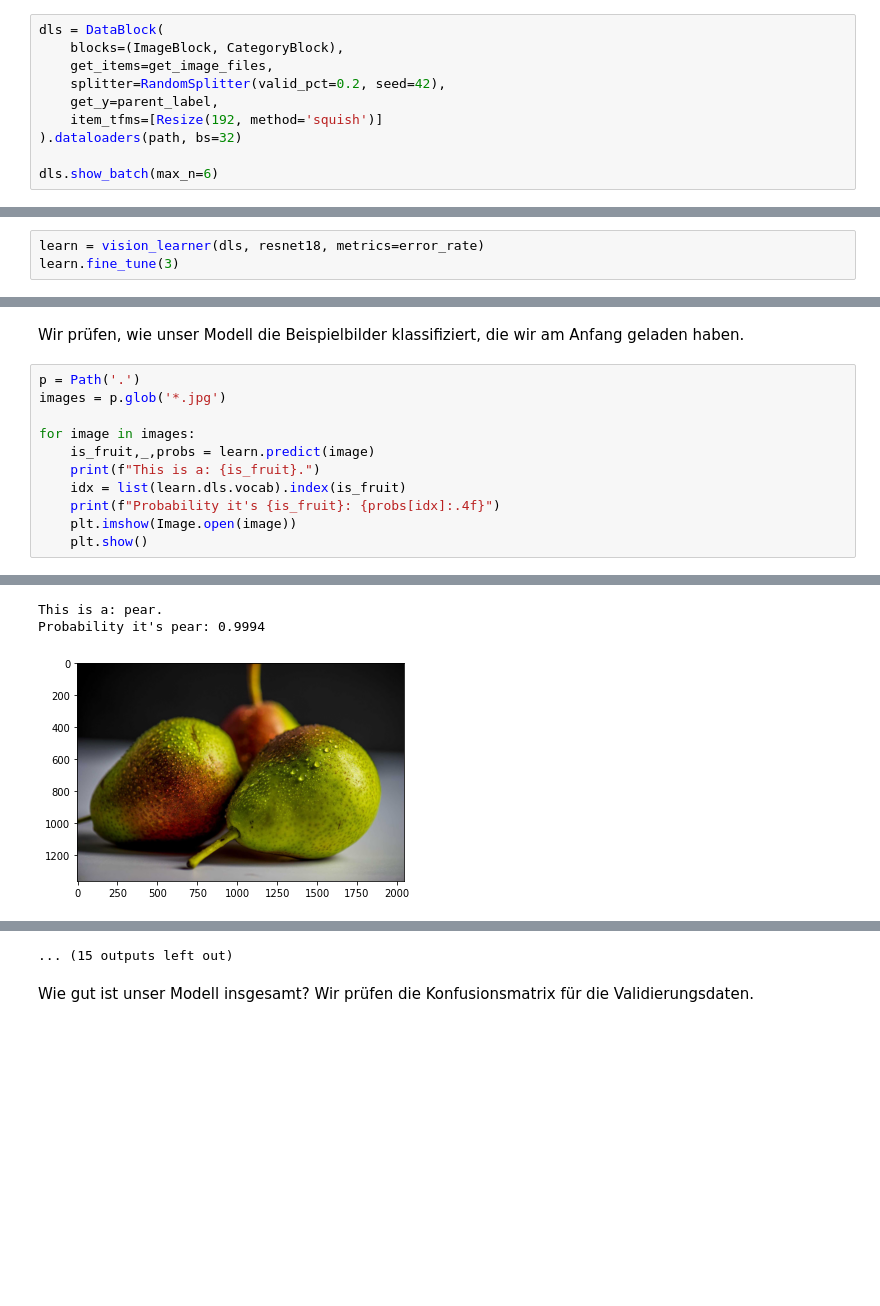
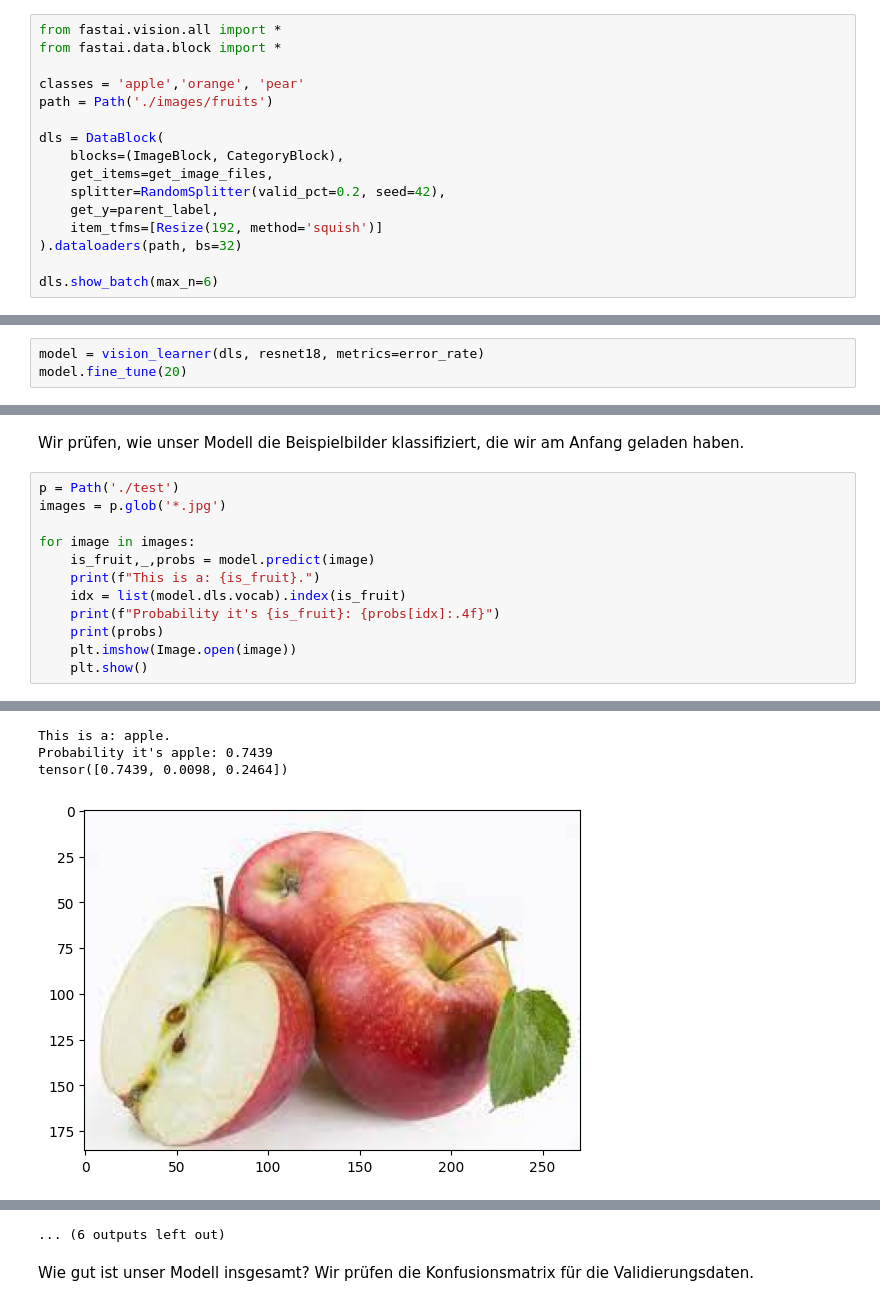
Before and after one commit to dnhshl/cc-ai, a Jupyter notebook: obstsalat3.ipynb, the cells around one changed output, grey strips where cells are left out. Drawn from its saved outputs; the diff is of its cells as text; blank space fills up the shorter version.

```diff
--- a/obstsalat3.ipynb
+++ b/obstsalat3.ipynb
@@ -128,6 +60,12 @@ Anmerkung: die nachfolgenden Punkte sind eins-zu-eins aus dem fast.ai Notebook
 
 To train a model, we'll need `DataLoaders`, which is an object that contains a *training set* (the images used to create a model) and a *validation set* (the images used to check the accuracy of a model -- not used during training). In `fastai` we can create that easily using a `DataBlock`, and view sample images from it:
 # %%
+from fastai.vision.all import *
+from fastai.data.block import *
+
+classes = 'apple','orange', 'pear'
+path = Path('./images/fruits')
+
 dls = DataBlock(
     blocks=(ImageBlock, CategoryBlock),
     get_items=get_image_files,
@@ -166,6 +104,6 @@ Now we're ready to train our model. The fastest widely used computer vision mode
 
 `fastai` comes with a helpful `fine_tune()` method which automatically uses best practices for fine tuning a pre-trained model, so we'll use that.
 # %%
-learn = vision_learner(dls, resnet18, metrics=error_rate)
-learn.fine_tune(3)
+model = vision_learner(dls, resnet18, metrics=error_rate)
+model.fine_tune(20)
 # %% [output]
@@ -185,19 +131,21 @@ Generally when I run this I see 100% accuracy on the validation set (although it
 # %% [markdown]
 Wir prüfen, wie unser Modell die Beispielbilder klassifiziert, die wir am Anfang geladen haben.
 # %%
-p = Path('.')
+p = Path('./test')
 images = p.glob('*.jpg')
 
 for image in images:
-    is_fruit,_,probs = learn.predict(image)
+    is_fruit,_,probs = model.predict(image)
     print(f"This is a: {is_fruit}.")
-    idx = list(learn.dls.vocab).index(is_fruit)
+    idx = list(model.dls.vocab).index(is_fruit)
     print(f"Probability it's {is_fruit}: {probs[idx]:.4f}")
+    print(probs)
     plt.imshow(Image.open(image))
     plt.show()
 # %% [output]
 [interactive output not drawn]
-This is a: pear.
-Probability it's pear: 0.9994
+This is a: apple.
+Probability it's apple: 0.7439
+tensor([0.7439, 0.0098, 0.2464])
-[figure, old version]
+[figure, new version]
 [interactive output not drawn]
@@ -215,4 +166,4 @@ Probability it's pear: 1.0000
-... (15 outputs left out)
+... (6 outputs left out)
 # %% [markdown]
 Wie gut ist unser Modell insgesamt? Wir prüfen die Konfusionsmatrix für die Validierungsdaten.
 # %%
```
Also changed, not shown: parts of 30 cells of this notebook.
